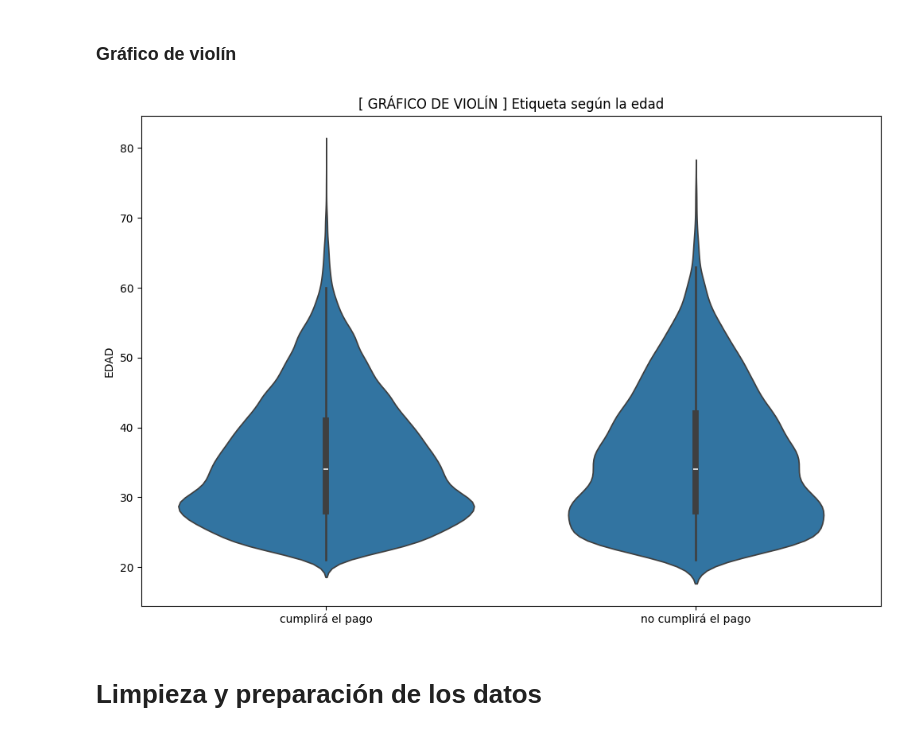
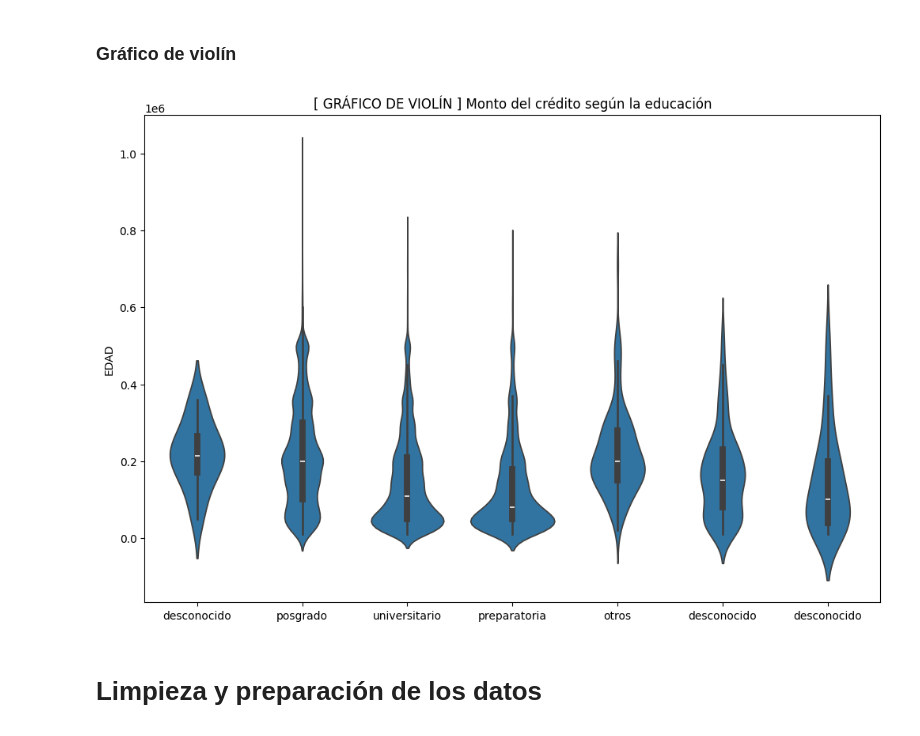
Before and after one commit to JuanCruzArese/TP-Final-ICD, a Jupyter notebook: TP_Final_ICD.ipynb, the cells around one changed output. Saved outputs shown, nothing was run; the diff lists cells and outputs as text; code cells hidden in the pictures.

```diff
--- a/TP_Final_ICD.ipynb
+++ b/TP_Final_ICD.ipynb
@@ -156,12 +165,12 @@ NameError: name 'plot' is not defined
 ### Gráfico de violín
 # %%
 plot('violin', 'EDUCATION', 'LIMIT_BAL',
-     '[ GRÁFICO DE VIOLÍN ] Etiqueta según la edad',
+     '[ GRÁFICO DE VIOLÍN ] Monto del crédito según la educación',
      [0, 1, 2, 3, 4, 5, 6],
      ['desconocido', 'posgrado', 'universitario', 'preparatoria', 'otros', 'desconocido', 'desconocido'],
      'EDAD')
 # %% [output]
-[figure, old version]
+[figure, new version]
 # %% [markdown]
 # **Limpieza y preparación de los datos**
 # %% [markdown]
```
Also changed, not shown: parts of 8 cells of this notebook.
